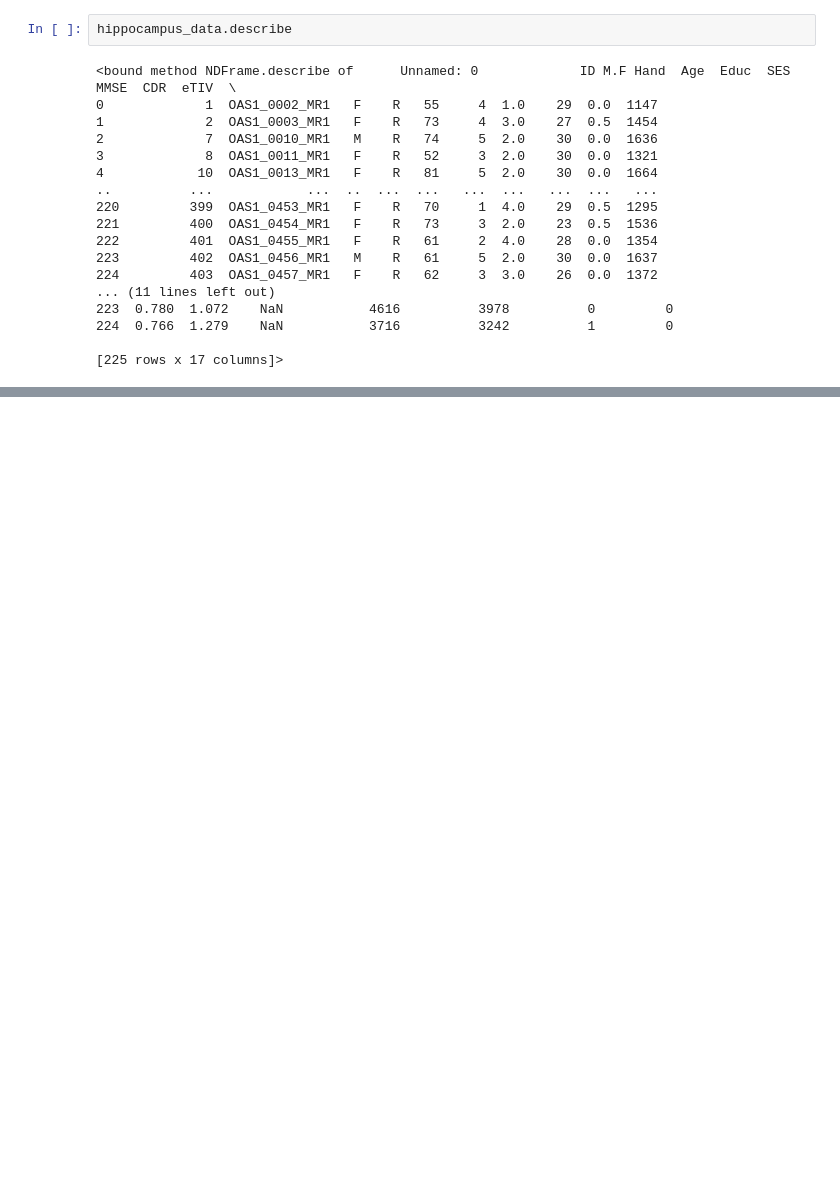
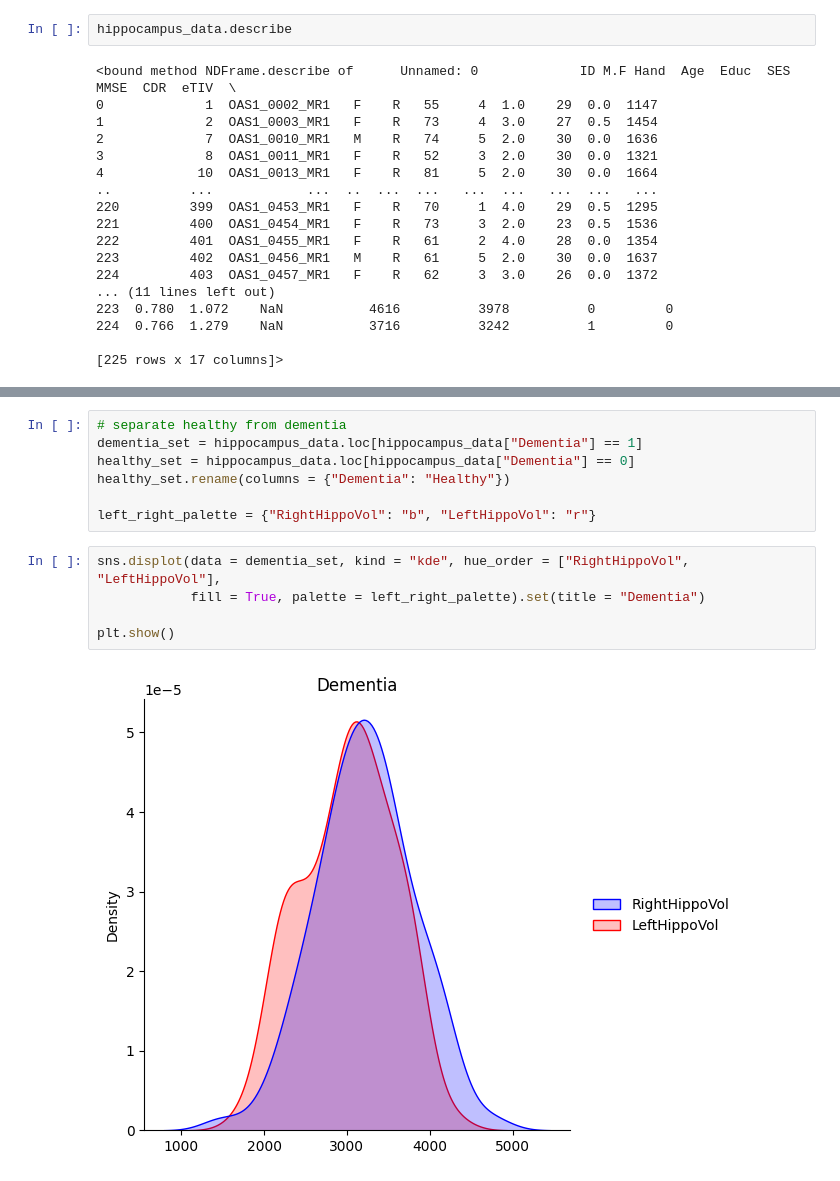
Before and after one commit to Tazering/UVA-CS, a Jupyter notebook: CS-3501_Zhang/tkj9ep_CS3501_PS1.ipynb, the cells around one changed output, grey strips where cells are left out. Cells and saved outputs as stored; diff of their text form; blank space fills up the shorter version.

```diff
--- a/CS-3501_Zhang/tkj9ep_CS3501_PS1.ipynb
+++ b/CS-3501_Zhang/tkj9ep_CS3501_PS1.ipynb
@@ -173,0 +217,14 @@ sns.lmplot(data = hippocampus_data, x = "RightHippoVol", y = "LeftHippoVol",
+# %%
+# separate healthy from dementia
+dementia_set = hippocampus_data.loc[hippocampus_data["Dementia"] == 1]
+healthy_set = hippocampus_data.loc[hippocampus_data["Dementia"] == 0]
+healthy_set.rename(columns = {"Dementia": "Healthy"})
+
+left_right_palette = {"RightHippoVol": "b", "LeftHippoVol": "r"}
+# %%
+sns.displot(data = dementia_set, kind = "kde", hue_order = ["RightHippoVol", "LeftHippoVol"],
+            fill = True, palette = left_right_palette).set(title = "Dementia")
+
+plt.show()
+# %% [output]
+[figure, added]
```
Also changed, not shown: parts of 17 cells of this notebook.
